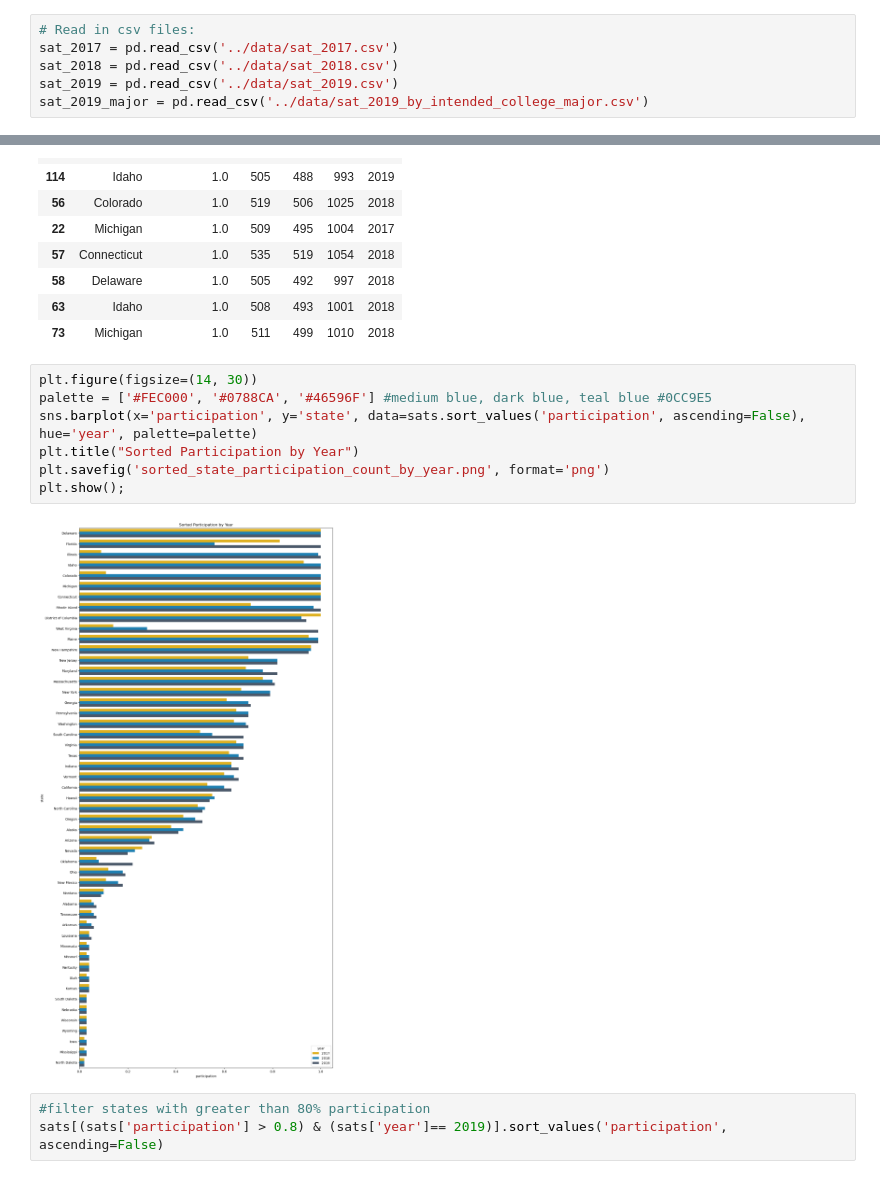
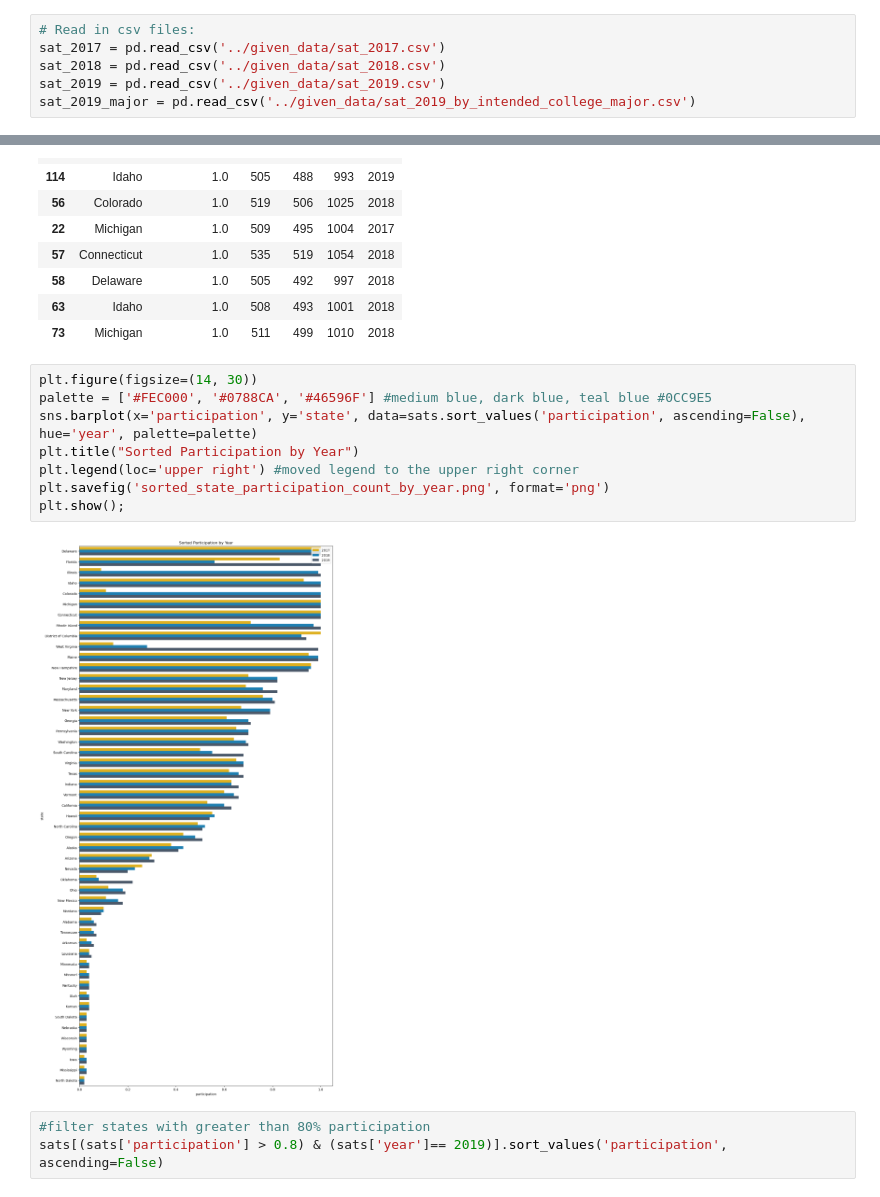
Before and after one commit to nareeratm/standardized_test_analysis, a Jupyter notebook: code/starter-code.ipynb, the cells around one changed output, grey strips where cells are left out. Saved outputs shown, nothing was run; the diff lists cells and outputs as text.

```diff
--- a/code/starter-code.ipynb
+++ b/code/starter-code.ipynb
@@ -87,7 +92,7 @@ import seaborn as sns
 ### Data Import & Cleaning
 # %%
 # Read in csv files:
-sat_2017 = pd.read_csv('../data/sat_2017.csv')
-sat_2018 = pd.read_csv('../data/sat_2018.csv')
-sat_2019 = pd.read_csv('../data/sat_2019.csv')
-sat_2019_major = pd.read_csv('../data/sat_2019_by_intended_college_major.csv')
+sat_2017 = pd.read_csv('../given_data/sat_2017.csv')
+sat_2018 = pd.read_csv('../given_data/sat_2018.csv')
+sat_2019 = pd.read_csv('../given_data/sat_2019.csv')
+sat_2019_major = pd.read_csv('../given_data/sat_2019_by_intended_college_major.csv')
@@ -483,12 +1153,13 @@ sats.sort_values('participation', ascending=False).head(10)
 # %%
 plt.figure(figsize=(14, 30))
 palette = ['#FEC000', '#0788CA', '#46596F'] #medium blue, dark blue, teal blue #0CC9E5
 sns.barplot(x='participation', y='state', data=sats.sort_values('participation', ascending=False), hue='year', palette=palette)
 plt.title("Sorted Participation by Year")
+plt.legend(loc='upper right') #moved legend to the upper right corner
 plt.savefig('sorted_state_participation_count_by_year.png', format='png')
 plt.show();
 # %% [output]
-[figure, old version]
+[figure, new version]
 # %%
 #filter states with greater than 80% participation
 sats[(sats['participation'] > 0.8) & (sats['year']== 2019)].sort_values('participation', ascending=False)
```
Also changed, not shown: parts of 98 cells of this notebook, 17 other files.
